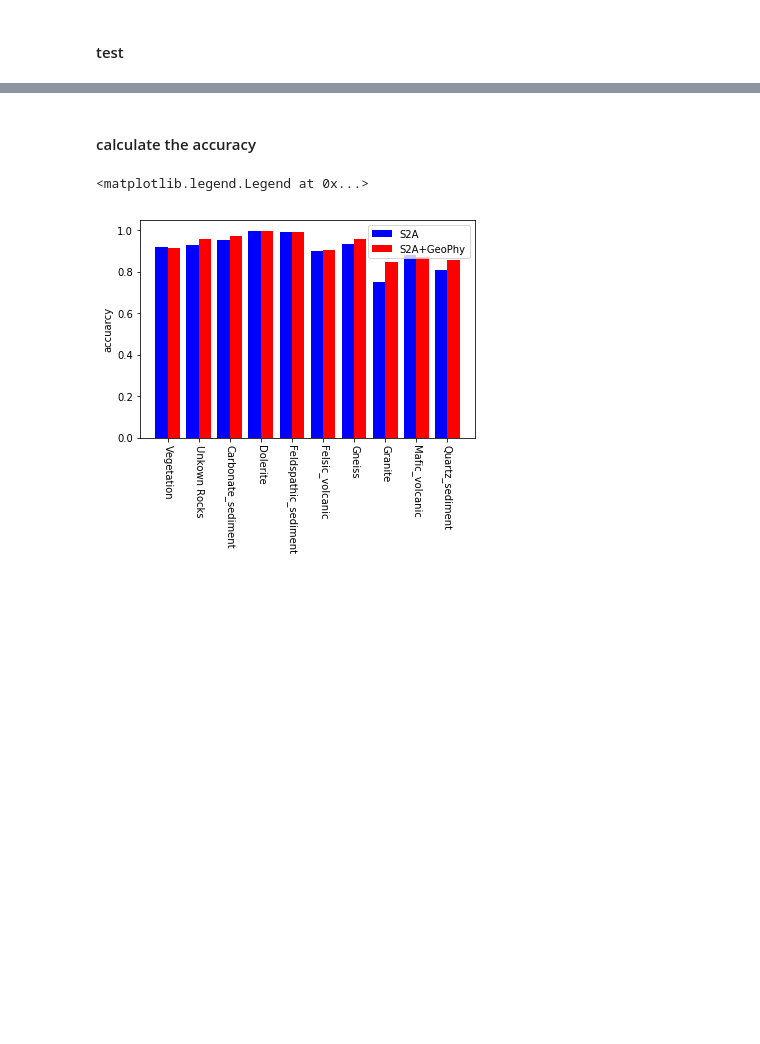
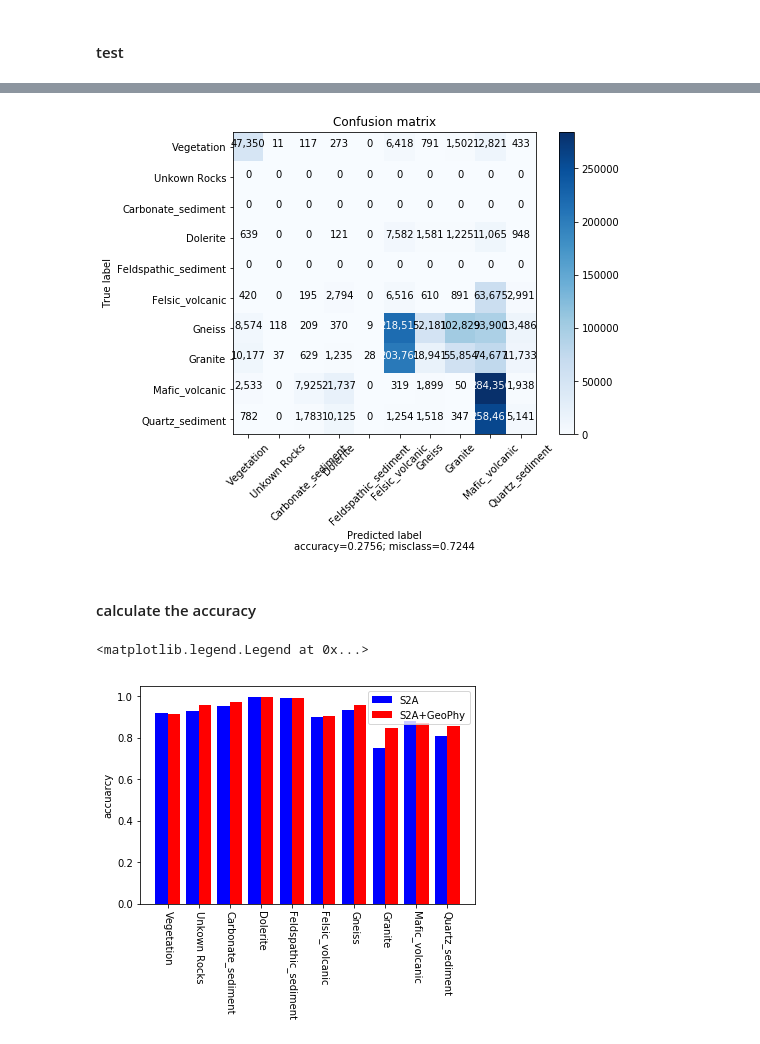
Before and after one commit to chenyz0601/DL-RockClassification, a Jupyter notebook: test.ipynb, the cells around one changed output, grey strips where cells are left out. Cells and saved outputs as stored; diff of their text form; code cells hidden in the pictures; blank space fills up the shorter version.

```diff
--- a/test.ipynb
+++ b/test.ipynb
@@ -60,3 +85,9 @@ np.save('./data/block1/Y.npy', out)
+# %%
+plot_confusion_matrix(cm, ['Vegetation', 'Unkown Rocks', 'Carbonate_sediment',
+           'Dolerite', 'Feldspathic_sediment', 'Felsic_volcanic', 'Gneiss', 'Granite', 'Mafic_volcanic', 'Quartz_sediment'],
+                     normalize=False)
+# %% [output]
+[figure, added]
 # %% [markdown]
 #### calculate the accuracy
 # %%
```
Also changed, not shown: parts of 9 cells of this notebook, 1 other file.
